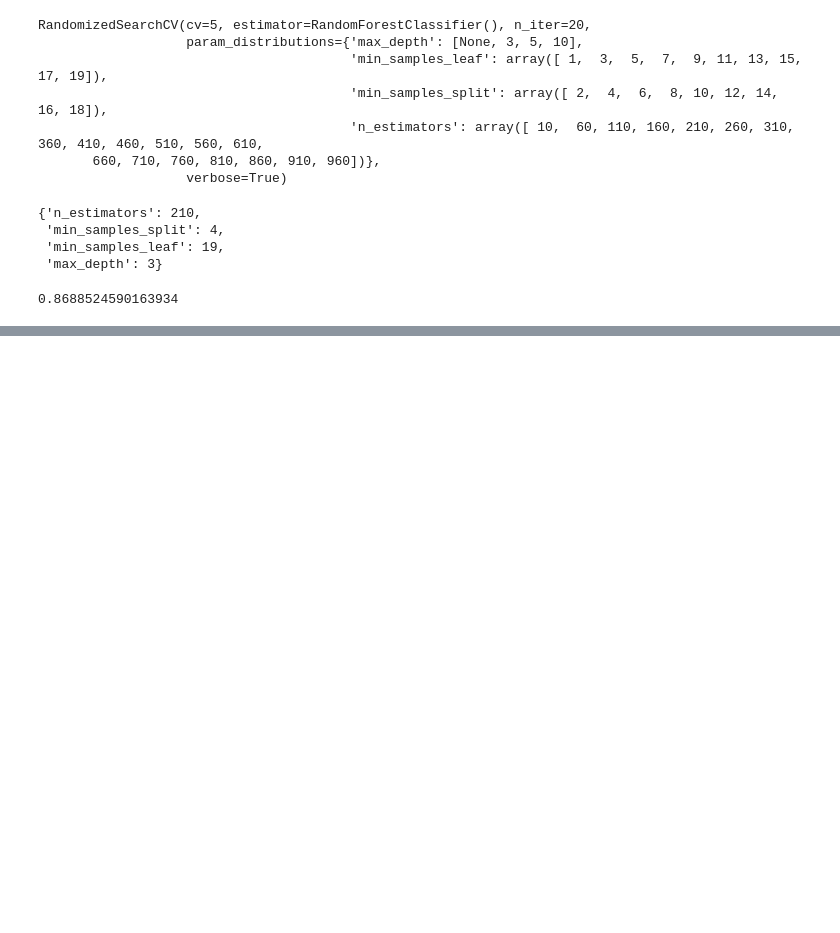
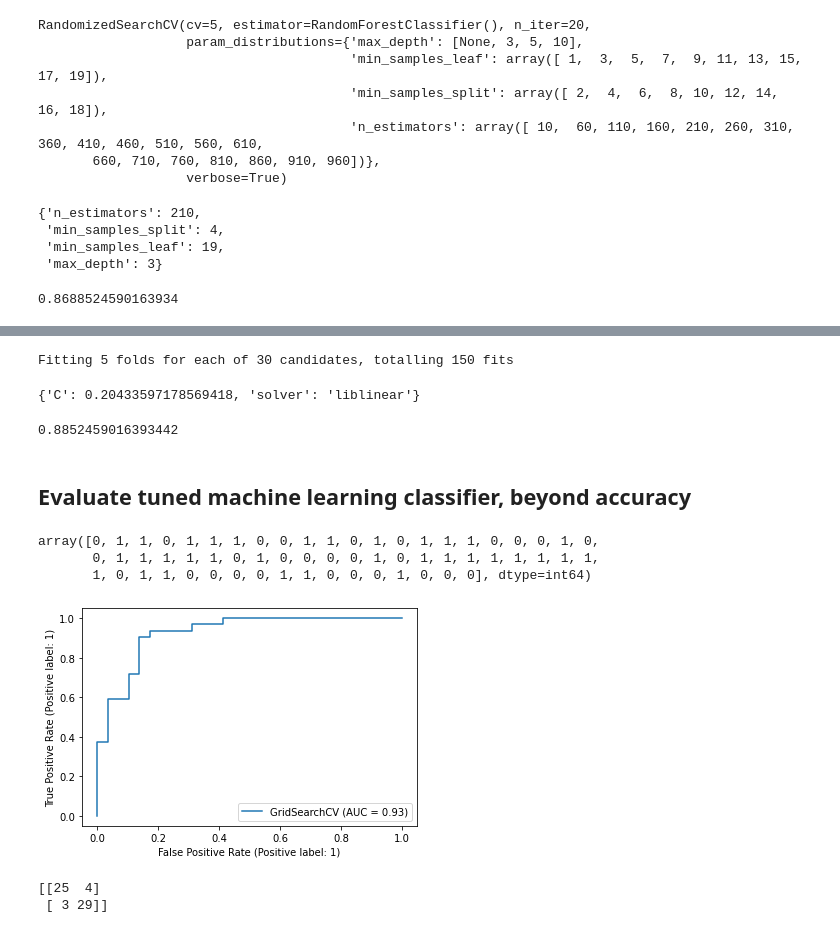
Before and after one commit to savaleks/python_course, a Jupyter notebook: end-to-end-heart-disease-classification.ipynb, the cells around one changed output, grey strips where cells are left out. Cells and saved outputs as stored; diff of their text form; code cells hidden in the pictures; blank space fills up the shorter version.

```diff
--- a/end-to-end-heart-disease-classification.ipynb
+++ b/end-to-end-heart-disease-classification.ipynb
@@ -517,0 +522,47 @@ rs_rf.score(X_test, y_test)
+# %%
+# Different hyperparameters for our LogisticRegression model
+log_reg_grid = {"C": np.logspace(-4,4,30),
+               "solver": ["liblinear"]}
+
+# Setup grid hyperparameter search for LogisticRegression
+gs_log_reg = GridSearchCV(LogisticRegression(),
+                         param_grid = log_reg_grid,
+                         cv = 5,
+                         verbose = True)
+
+# Fit grid hyperparameter search model
+gs_log_reg.fit(X_train, y_train);
+# %% [output]
+Fitting 5 folds for each of 30 candidates, totalling 150 fits
+# %%
+# Check the best hyperparameters
+gs_log_reg.best_params_
+# %% [output]
+{'C': 0.20433597178569418, 'solver': 'liblinear'}
+# %%
+# Evaluate the grid search LogisticRegression model
+gs_log_reg.score(X_test, y_test)
+# %% [output]
+0.8852459016393442
+# %% [markdown]
+## Evaluate tuned machine learning classifier, beyond accuracy
+# %%
+# Make predictions with tuned model
+y_preds = gs_log_reg.predict(X_test)
+y_preds
+# %% [output]
+array([0, 1, 1, 0, 1, 1, 1, 0, 0, 1, 1, 0, 1, 0, 1, 1, 1, 0, 0, 0, 1, 0,
+       0, 1, 1, 1, 1, 1, 0, 1, 0, 0, 0, 0, 1, 0, 1, 1, 1, 1, 1, 1, 1, 1,
+       1, 0, 1, 1, 0, 0, 0, 0, 1, 1, 0, 0, 0, 1, 0, 0, 0], dtype=int64)
+# %%
+# Plot ROC curve and calculate AUC metric
+from sklearn.metrics import RocCurveDisplay
+RocCurveDisplay.from_estimator(gs_log_reg, X_test, y_test);
+# %% [output]
+[figure, added]
+# %%
+# Confusion matrix
+print(confusion_matrix(y_test, y_preds))
+# %% [output]
+[[25  4]
+ [ 3 29]]
```
Also changed, not shown: parts of 3 cells of this notebook.
